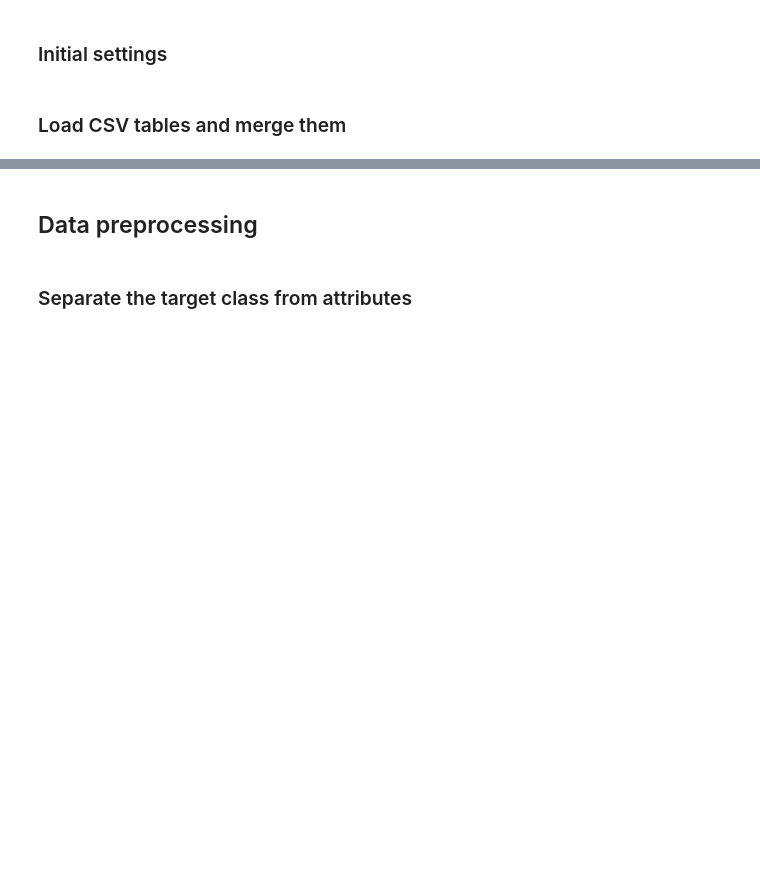
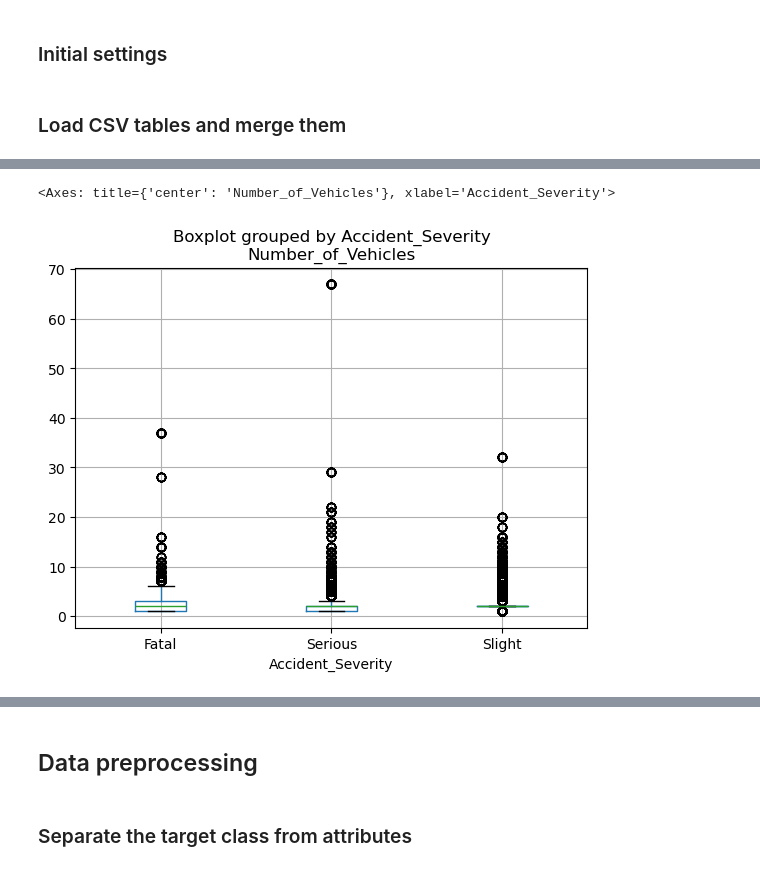
Before and after one commit to pyrocze/trafic_data_analysis, a Jupyter notebook: analysis.ipynb, the cells around one changed output, grey strips where cells are left out. Drawn from its saved outputs; the diff is of its cells as text; code cells hidden in the pictures; blank space fills up the shorter version.

```diff
--- a/analysis.ipynb
+++ b/analysis.ipynb
@@ -101,0 +89,5 @@ dtype: int64
+# %%
+df.boxplot('Number_of_Vehicles', by=target_variable)
+# %% [output]
+<Axes: title={'center': 'Number_of_Vehicles'}, xlabel='Accident_Severity'>
+[figure, added]
```
Also changed, not shown: parts of 40 cells of this notebook.
